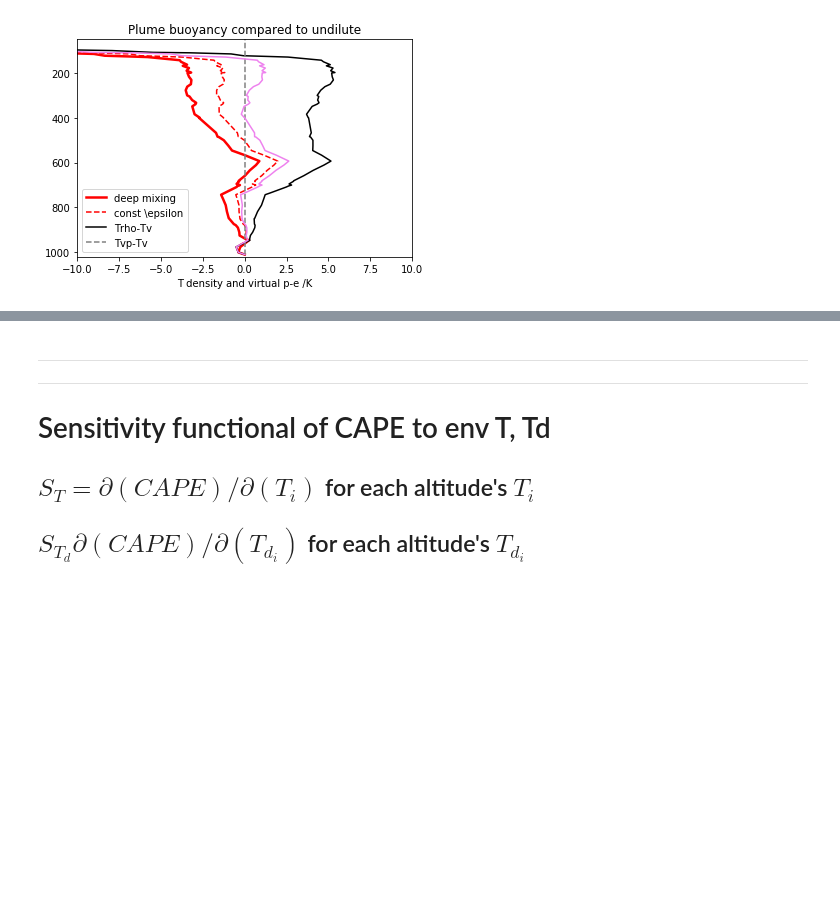
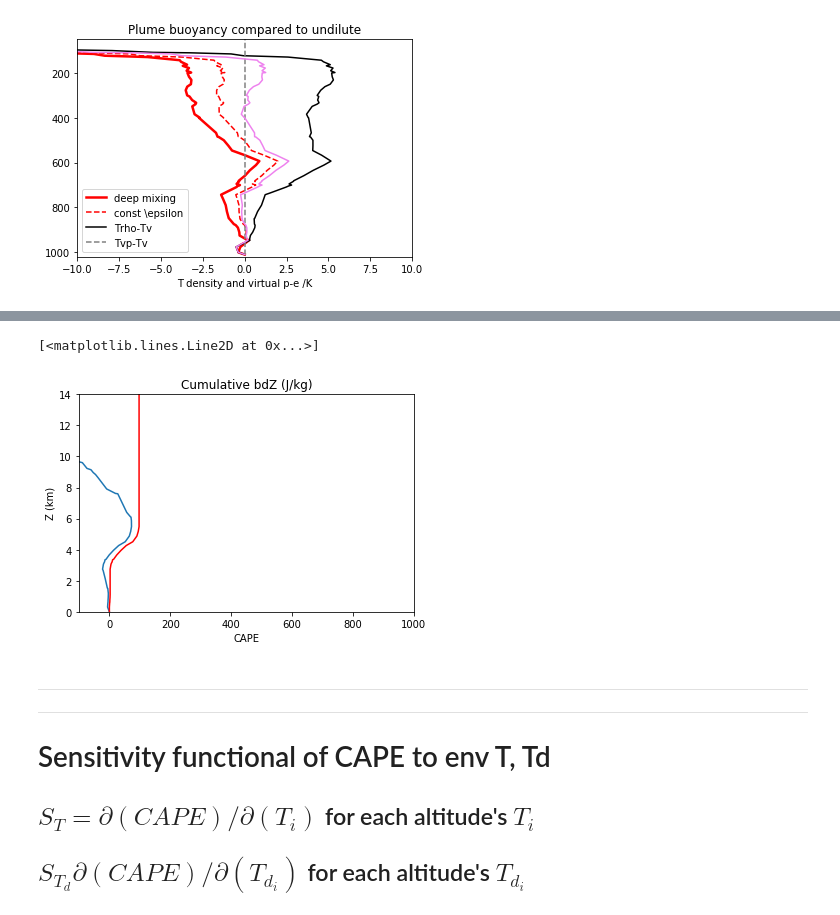
Before and after one commit to weiming9115/ATM663_convection_meso, a Jupyter notebook: Resources/Notebooks/Real_Parcel_Buoyancy_weiming.ipynb, the cells around one changed output, grey strips where cells are left out. Saved outputs shown, nothing was run; the diff lists cells and outputs as text; code cells hidden in the pictures; blank space fills up the shorter version.

```diff
--- a/Resources/Notebooks/Real_Parcel_Buoyancy_weiming.ipynb
+++ b/Resources/Notebooks/Real_Parcel_Buoyancy_weiming.ipynb
@@ -582,12 +593,16 @@ Text(0, 0.5, 'Z (km)')
 # %%
 cumb = np.cumsum(b*dZ)
 plot(cumb,Z/1000)
 title('Cumulative bdZ (J/kg)'); xlabel('CAPE'); ylabel('Z (km)')
 ylim([0,14]); xlim([-100,1000]);
 
 #cumbpos = np.cumsum( np.where((b>0 and Z<15000),b,0) *dZ)
-cumbpos = np.cumsum( np.where((b>0),b,0) *dZ)
-plot(cumbpos,Z/1000)
+cape = np.cumsum( np.where((b>0),b,0) *dZ)
+cin = np.cumsum( np.where())
+plot(cumbpos,Z/1000,'r')
+# %% [output]
+[<matplotlib.lines.Line2D at 0x...>]
+[figure, added]
 # %% [markdown]
 -----------------
 ---------------
```
Also changed, not shown: parts of 9 cells of this notebook.
